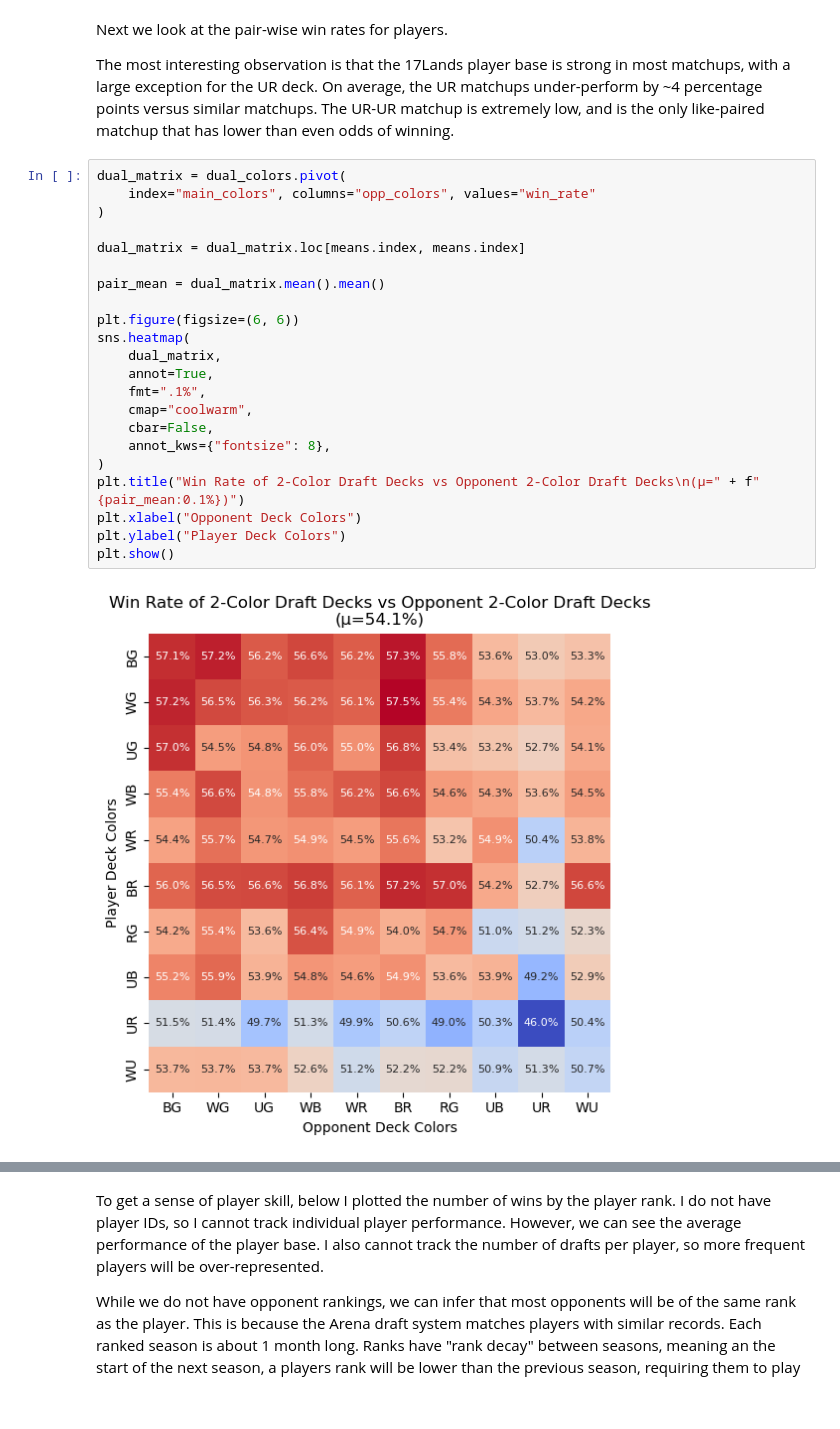
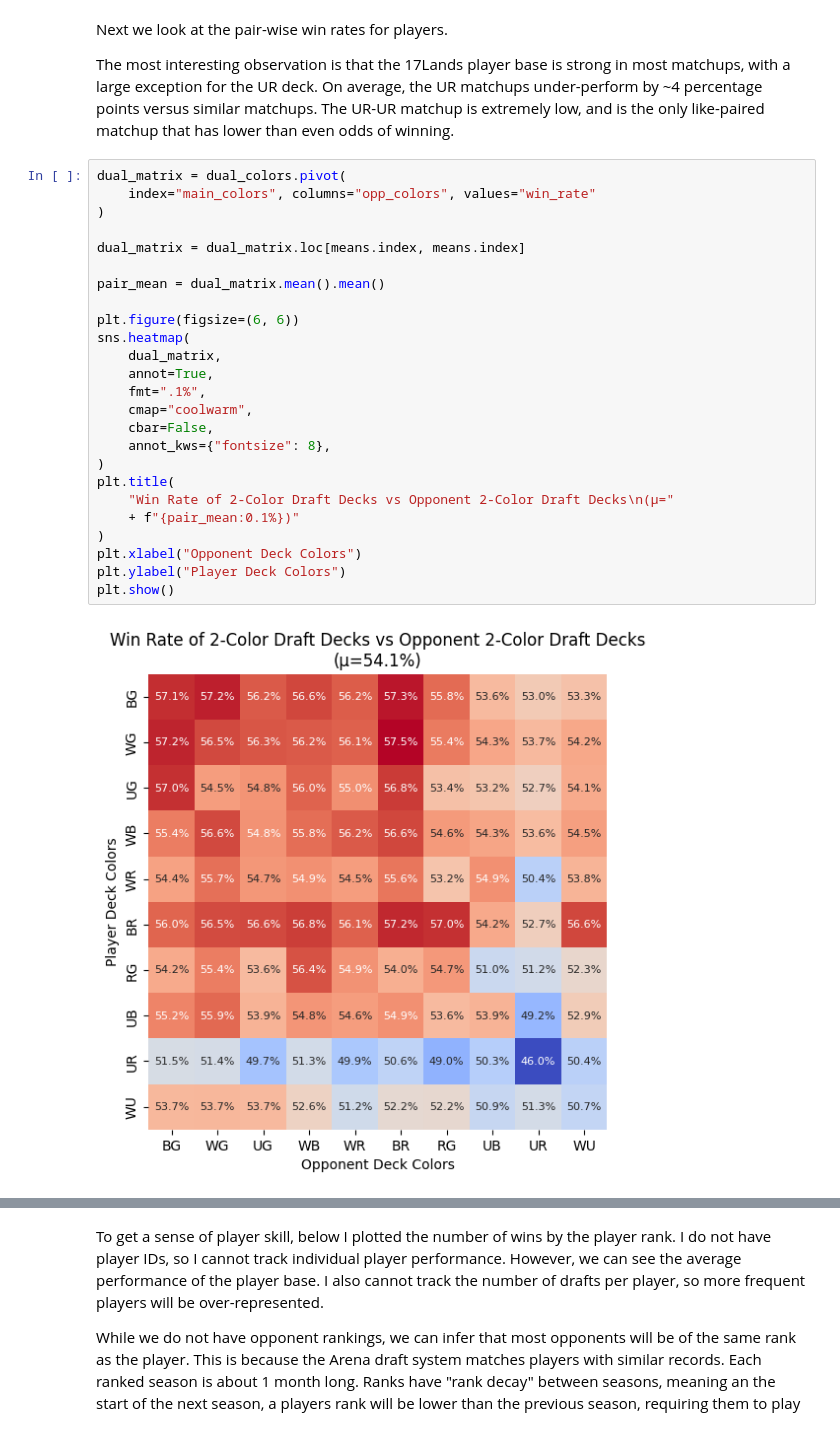
Before and after one commit to meehljd/mtg-modeling, a Jupyter notebook: notebooks/02-draft-data/02-30-draft-eda-BLB-games.ipynb, the cells around one changed output, grey strips where cells are left out. Saved outputs shown, nothing was run; the diff lists cells and outputs as text.

```diff
--- a/notebooks/02-draft-data/02-30-draft-eda-BLB-games.ipynb
+++ b/notebooks/02-draft-data/02-30-draft-eda-BLB-games.ipynb
@@ -636,25 +639,28 @@ that has lower than even odds of winning.
 # %%
 dual_matrix = dual_colors.pivot(
     index="main_colors", columns="opp_colors", values="win_rate"
 )
 
 dual_matrix = dual_matrix.loc[means.index, means.index]
 
 pair_mean = dual_matrix.mean().mean()
 
 plt.figure(figsize=(6, 6))
 sns.heatmap(
     dual_matrix,
     annot=True,
     fmt=".1%",
     cmap="coolwarm",
     cbar=False,
     annot_kws={"fontsize": 8},
 )
-plt.title("Win Rate of 2-Color Draft Decks vs Opponent 2-Color Draft Decks\n(μ=" + f"{pair_mean:0.1%})")
+plt.title(
+    "Win Rate of 2-Color Draft Decks vs Opponent 2-Color Draft Decks\n(μ="
+    + f"{pair_mean:0.1%})"
+)
 plt.xlabel("Opponent Deck Colors")
 plt.ylabel("Player Deck Colors")
 plt.show()
 # %% [output]
-[figure, old version]
+[figure, new version]
 # %% [markdown]
```
Also changed, not shown: parts of 82 cells of this notebook, 1 other file.
